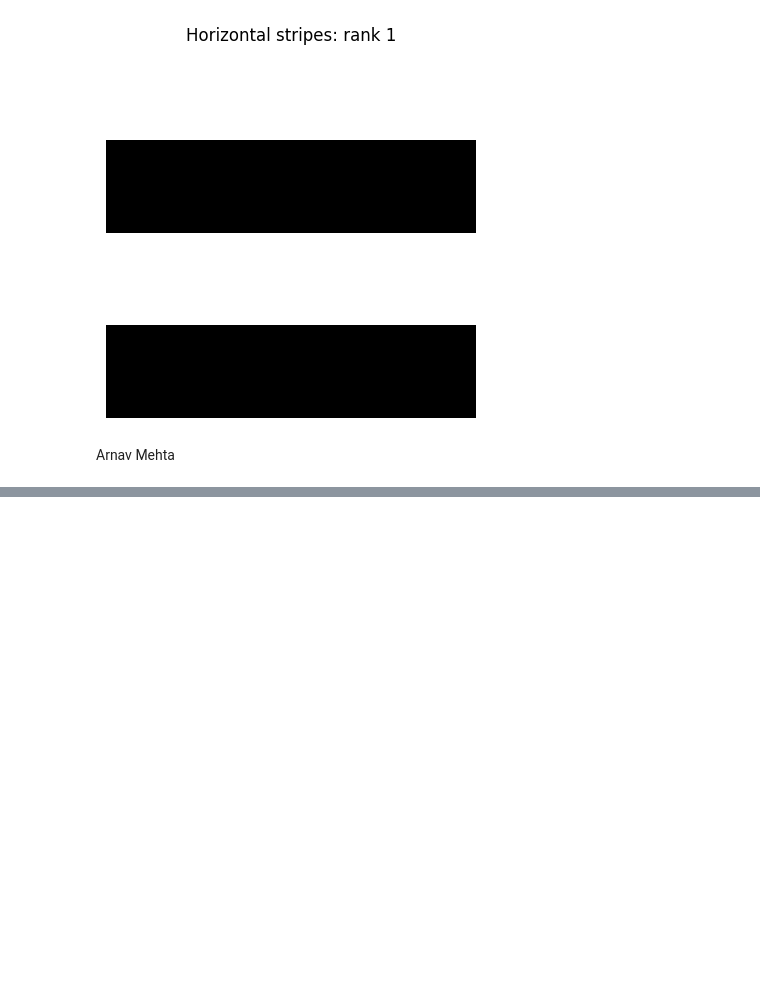
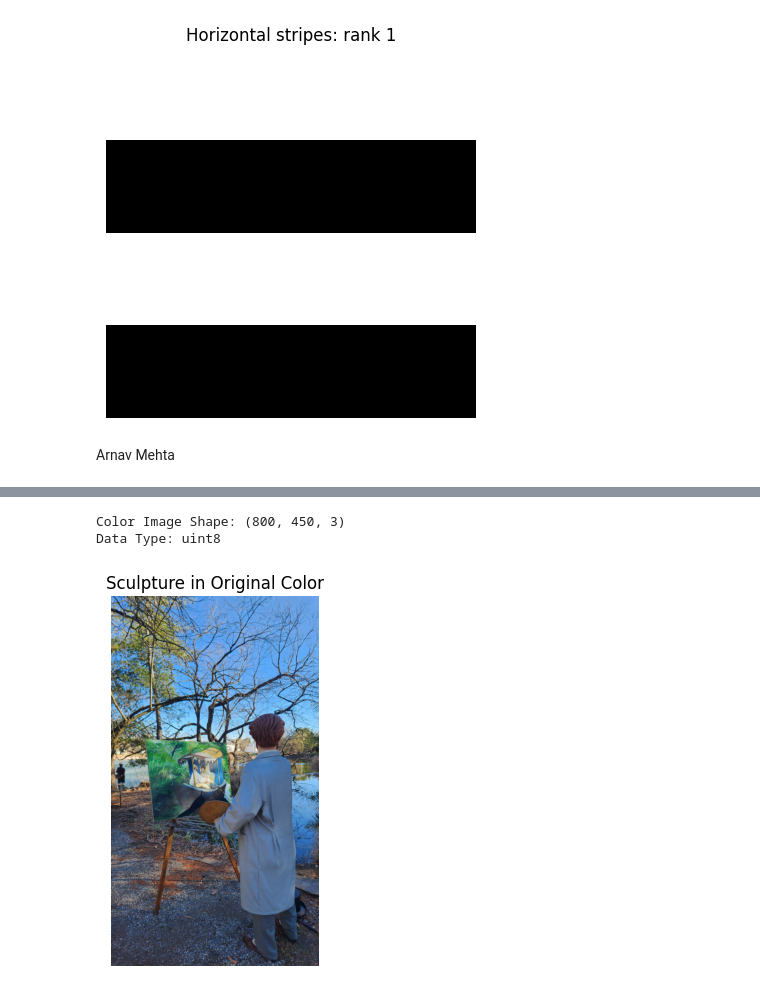
Before and after one commit to TreesaAbraham/svd-image-compression-MATH344L, a Jupyter notebook: notebook/01_image_as_matrix.ipynb, the cells around one changed output, grey strips where cells are left out. Saved outputs shown, nothing was run; the diff lists cells and outputs as text; code cells hidden in the pictures; blank space fills up the shorter version.

```diff
--- a/notebook/01_image_as_matrix.ipynb
+++ b/notebook/01_image_as_matrix.ipynb
@@ -131,0 +186,21 @@ Saving 20260309_152953.jpg to 20260309_152953.jpg
+# %%
+#open the image in color rather than converting to grayscale (not for future SVD - just to test it out)
+img_color = Image.open(name)
+img_color.thumbnail((800, 800))
+
+P_color = np.array(img_color) #convert to array
+
+P_color_rotated = np.rot90(P_color, k=-1) #same code to rotate
+
+print("Color Image Shape:", P_color_rotated.shape) #800 x 450 x 3, where 3 is RGB dimensions
+print("Data Type:", P_color_rotated.dtype)
+
+#show the image
+plt.imshow(P_color_rotated)
+plt.title("Sculpture in Original Color")
+plt.axis("off")
+plt.show()
+# %% [output]
+Color Image Shape: (800, 450, 3)
+Data Type: uint8
+[figure, added]
```
Also changed, not shown: parts of 15 cells of this notebook.
